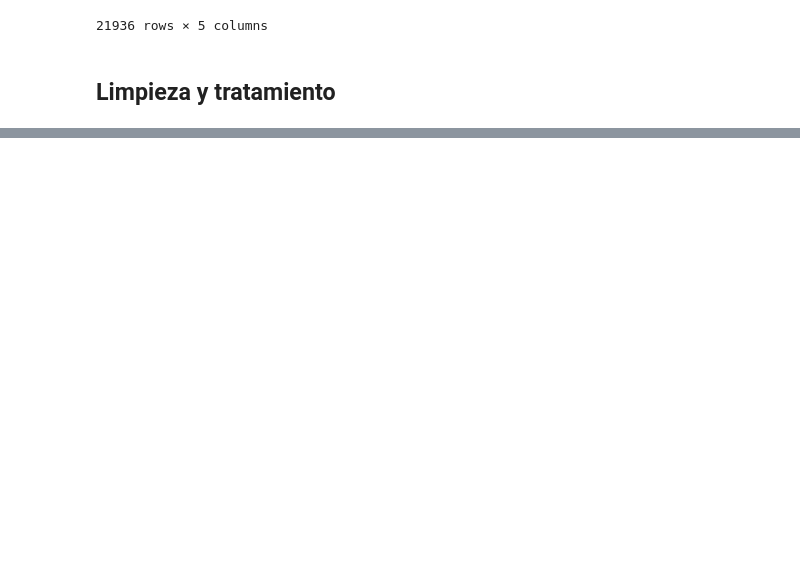
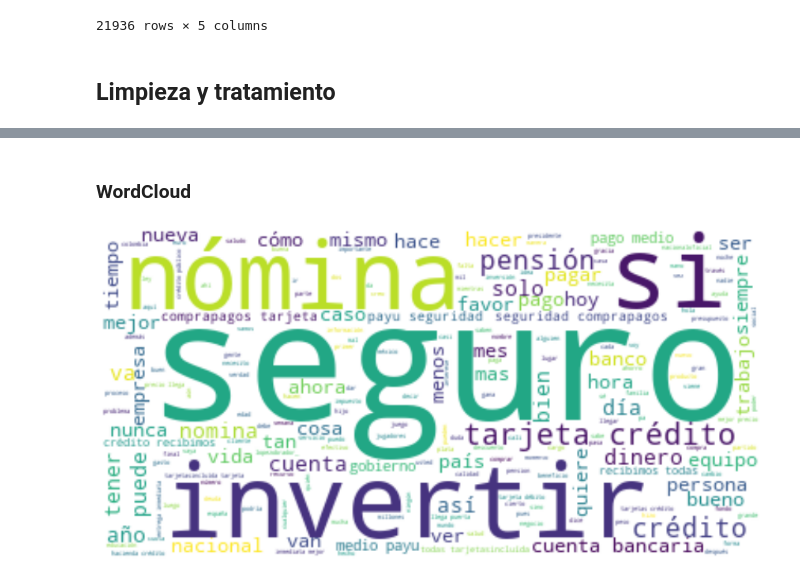
Before and after one commit to alondraSanchezM/Social-Insights, a Jupyter notebook: analitica.ipynb, the cells around one changed output, grey strips where cells are left out. Cells and saved outputs as stored; diff of their text form; code cells hidden in the pictures; blank space fills up the shorter version.

```diff
--- a/analitica.ipynb
+++ b/analitica.ipynb
@@ -67,0 +260,11 @@ df_socialMedia_clean.to_csv('Datasets/df_socialMedia_clean.csv', sep=',', index=
+# %% [markdown]
+### WordCloud
+# %%
+wordcloud = WordCloud(max_font_size=100, background_color='white').generate(' '.join(all_words_stop))
+
+plt.figure(figsize=(15,15))
+plt.imshow(wordcloud, interpolation='bilinear')
+plt.axis('off')
+plt.show()
+# %% [output]
+[figure, added]
```
Also changed, not shown: parts of 22 cells of this notebook.
